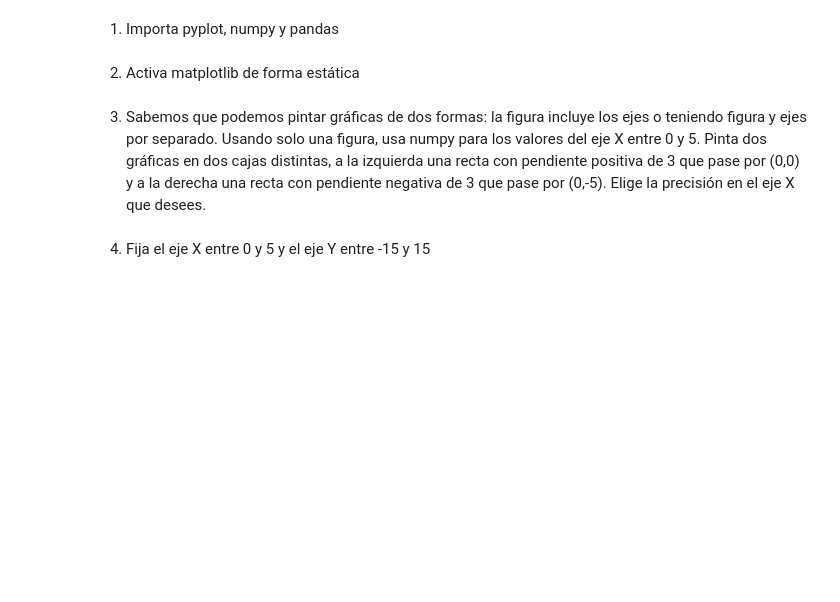
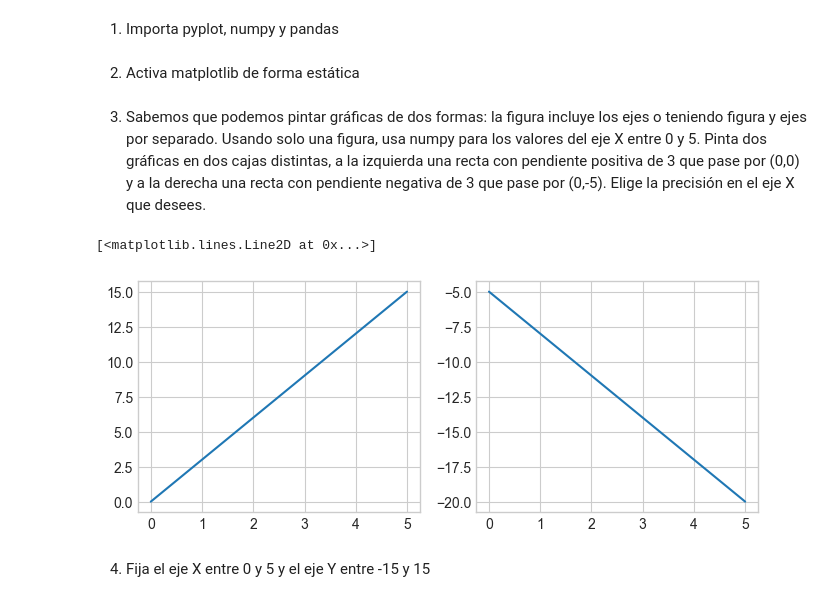
Before and after one commit to ABAmbros/REPO_BOOTCAMP_THE_BRIDGE_DATA, a Jupyter notebook: 2-Data Analysis/3-Visualizacion/1-Matplotlib/Ejercicios/ejercicios_Matplotlib_ANTONIO_AMBROSIO.ipynb, the cells around one changed output. Cells and saved outputs as stored; diff of their text form; code cells hidden in the pictures; blank space fills up the shorter version.

```diff
--- a/2-Data Analysis/3-Visualizacion/1-Matplotlib/Ejercicios/ejercicios_Matplotlib_ANTONIO_AMBROSIO.ipynb
+++ b/2-Data Analysis/3-Visualizacion/1-Matplotlib/Ejercicios/ejercicios_Matplotlib_ANTONIO_AMBROSIO.ipynb
@@ -10,7 +5,25 @@ import pandas as pd
+# %%
+import pandas as pd
+import numpy as np
+import matplotlib.pyplot as plt
+plt.style.use('seaborn-whitegrid')
 # %% [markdown]
 2. Activa matplotlib de forma estática
 # %% [markdown]
 3. Sabemos que podemos pintar gráficas de dos formas: la figura incluye los ejes o teniendo figura y ejes por separado.
 Usando solo una figura, usa numpy para los valores del eje X entre 0 y 5. Pinta dos gráficas en dos cajas distintas, a la izquierda una recta con pendiente positiva de 3 que pase por (0,0) y a la derecha una recta con pendiente negativa de 3 que pase por (0,-5). Elige la precisión en el eje X que desees.
+# %%
+x = np.linspace(0, 5, 50)
+
+plt.figure(figsize=(8, 3))
+
+plt.subplot(1, 2, 1)
+plt.plot(x, 3*x)
+
+plt.subplot(1, 2, 2)
+plt.plot(x, -3*x-5)
+# %% [output]
+[<matplotlib.lines.Line2D at 0x...>]
+[figure, added]
 # %% [markdown]
 4. Fija el eje X entre 0 y 5 y el eje Y entre -15 y 15
```
Also changed, not shown: parts of 6 cells of this notebook, 13 other files.
